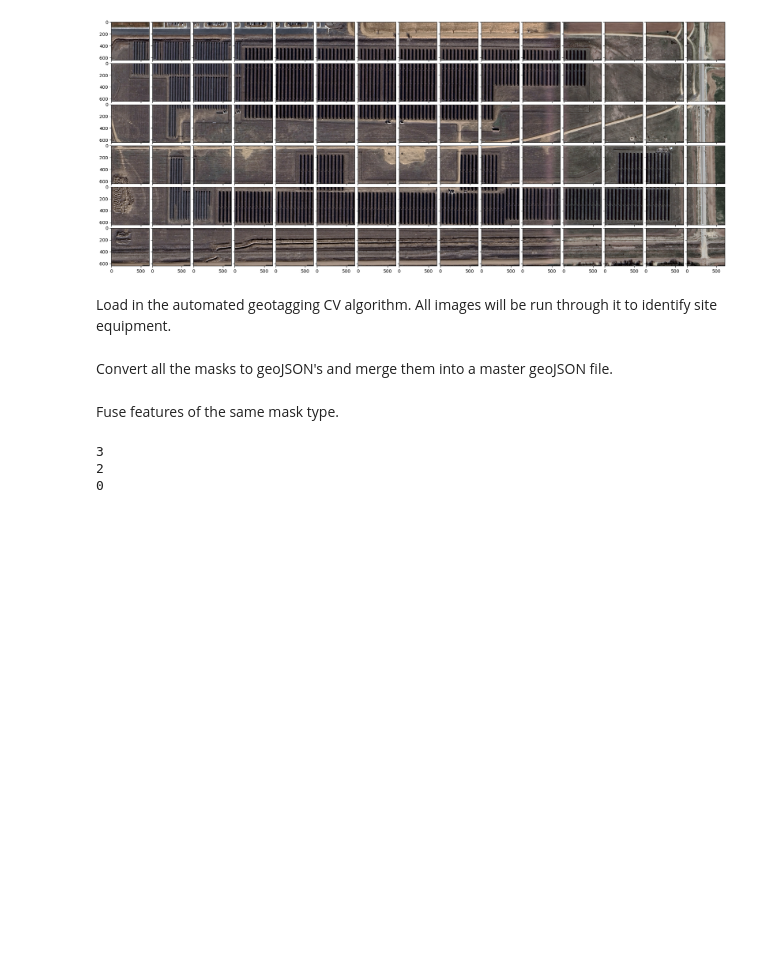
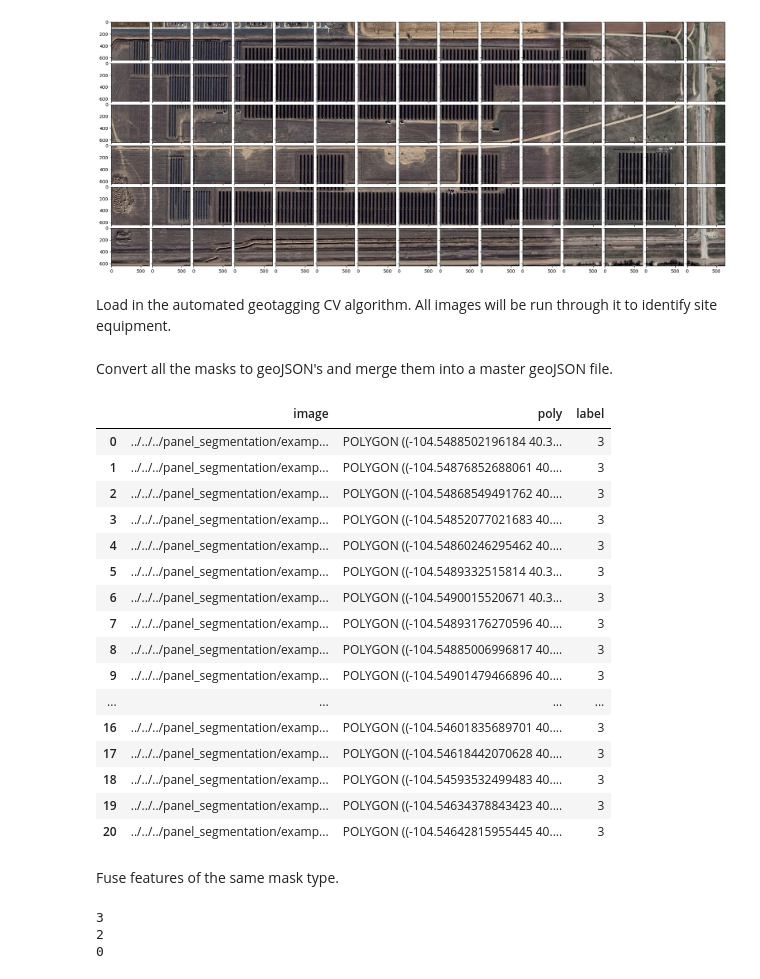
Before and after one commit to NatLabRockies/Panel-Segmentation, a Jupyter notebook: docs/examples/automated_geotagging/automated_geotagging_tracking_site.ipynb, the cells around one changed output. Drawn from its saved outputs; the diff is of its cells as text; code cells hidden in the pictures; blank space fills up the shorter version.

```diff
--- a/docs/examples/automated_geotagging/automated_geotagging_tracking_site.ipynb
+++ b/docs/examples/automated_geotagging/automated_geotagging_tracking_site.ipynb
@@ -133,36 +116,53 @@ for result in results:
     scores = predictions.scores
     # Take all labels meeting a 0.3 threshold or greater
     idx_to_keep = np.argwhere(scores>=0.35).tolist()[0]
     file_name = os.path.basename(result.file)
     img_center_lat, img_center_lon = float(file_name.split("_")[0]), float(file_name.split("_")[-1].replace(".png", ""))
     image_x_pixels, image_y_pixels = new_result.img_shape
     # Convert all of the masks to latitude-longitude-based polygons
     for index in range(len(masks)):
             if index in idx_to_keep:
                 segmentation_mask = masks[index].data.cpu().numpy()
                 # Convert the mask to a polygon
                 polygon_lat_lon_coords = utils.convertMaskToLatLonPolygon(segmentation_mask,
                                                                     img_center_lat,
                                                                     img_center_lon,
                                                                     image_x_pixels,
                                                                     image_y_pixels,
                                                                     zoom_level=20)
-
                 # Convert to a geoJSON
-                polygon_lon_lat_coords = [(y, x) for x, y in polygon_lat_lon_coords]
-                shapely_poly = Polygon(polygon_lon_lat_coords)
+                shapely_poly = Polygon(polygon_lat_lon_coords)
                 if not shapely.is_valid(shapely_poly):
                     shapely_poly =shapely.make_valid(shapely_poly)
                 # Check if the polygon is entirely within the system bounds. If not, don't record it. This is an extra cleaning
                 # precaution
                 if not shapely_poly.intersects(system_boundary_poly):
                     continue
                 else:
                     geojson_poly = geopandas.GeoSeries(shapely_poly).to_json()
                     inference_data_list.append({"image": result.file,
                                                 "poly": shapely_poly,
                                                 "label": int(labels[index])})
 inference_df = pd.DataFrame(inference_data_list)
+inference_df[inference_df['label']==3].head(20)
+# %% [output]
+|  | image | poly | label |
+| 0 | ../../../panel_segmentation/examp... | POLYGON ((-104.5488502196184 40.3... | 3 |
+| 1 | ../../../panel_segmentation/examp... | POLYGON ((-104.54876852688061 40.... | 3 |
+| 2 | ../../../panel_segmentation/examp... | POLYGON ((-104.54868549491762 40.... | 3 |
+| 3 | ../../../panel_segmentation/examp... | POLYGON ((-104.54852077021683 40.... | 3 |
+| 4 | ../../../panel_segmentation/examp... | POLYGON ((-104.54860246295462 40.... | 3 |
+| 5 | ../../../panel_segmentation/examp... | POLYGON ((-104.5489332515814 40.3... | 3 |
+| 6 | ../../../panel_segmentation/examp... | POLYGON ((-104.5490015520671 40.3... | 3 |
+| 7 | ../../../panel_segmentation/examp... | POLYGON ((-104.54893176270596 40.... | 3 |
+| 8 | ../../../panel_segmentation/examp... | POLYGON ((-104.54885006996817 40.... | 3 |
+| 9 | ../../../panel_segmentation/examp... | POLYGON ((-104.54901479466896 40.... | 3 |
+| ... | ... | ... | ... |
+| 16 | ../../../panel_segmentation/examp... | POLYGON ((-104.54601835689701 40.... | 3 |
+| 17 | ../../../panel_segmentation/examp... | POLYGON ((-104.54618442070628 40.... | 3 |
+| 18 | ../../../panel_segmentation/examp... | POLYGON ((-104.54593532499483 40.... | 3 |
+| 19 | ../../../panel_segmentation/examp... | POLYGON ((-104.54634378843423 40.... | 3 |
+| 20 | ../../../panel_segmentation/examp... | POLYGON ((-104.54642815955445 40.... | 3 |
 # %% [markdown]
 Fuse features of the same mask type.
 # %%
```
Also changed, not shown: parts of 12 cells of this notebook, 24 other files.
